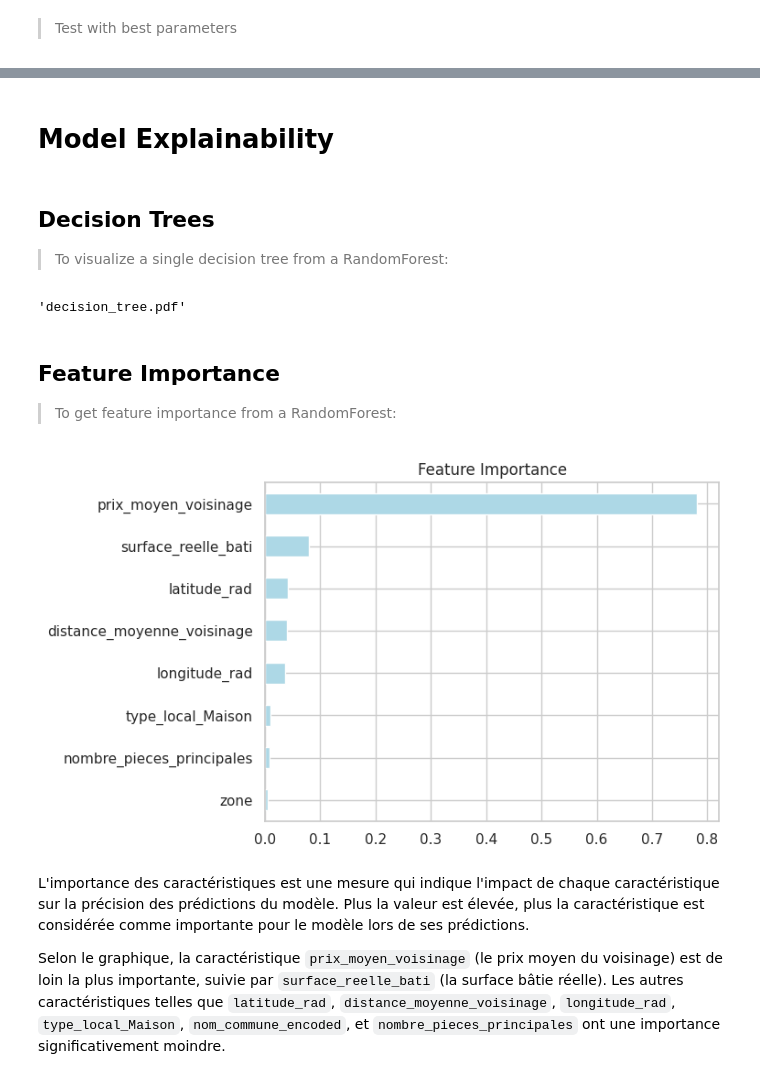
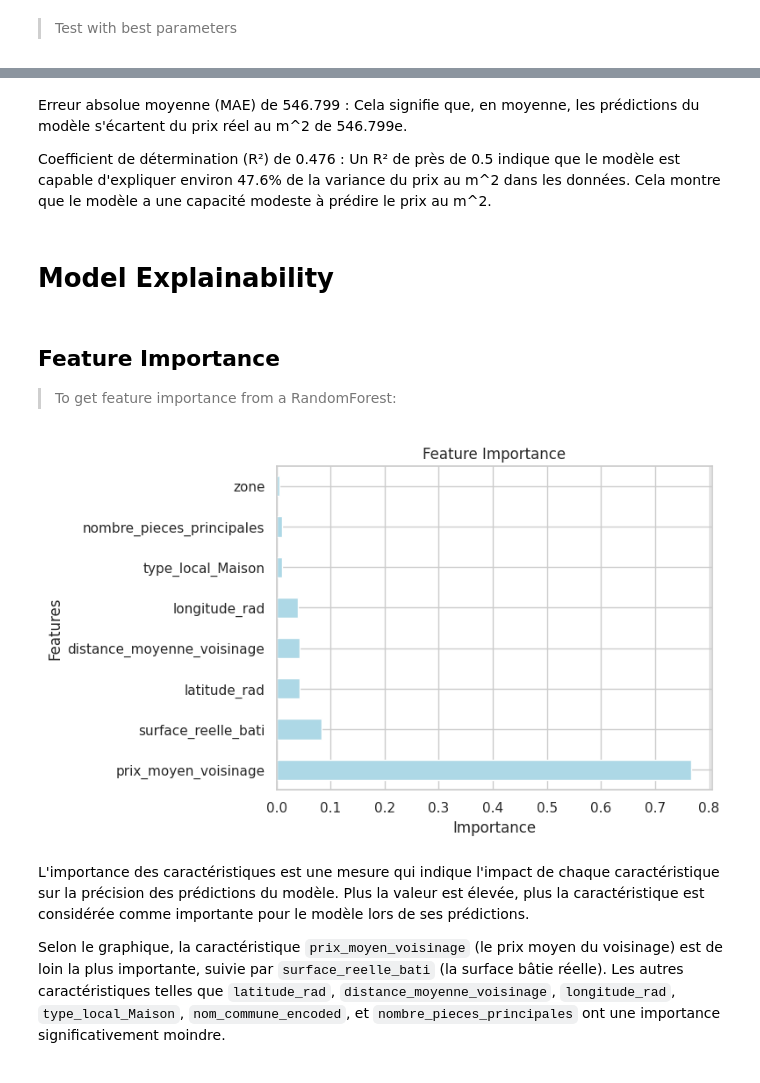
Before and after one commit to alpyt42/real_estate_ML, a Jupyter notebook: code.ipynb, the cells around one changed output, grey strips where cells are left out. Saved outputs shown, nothing was run; the diff lists cells and outputs as text; code cells hidden in the pictures.

```diff
--- a/code.ipynb
+++ b/code.ipynb
@@ -553,44 +566,40 @@ Optimized RandomForest CV MAPE: 28.70%
+# %% [markdown]
+Erreur absolue moyenne (MAE) de 546.799 : Cela signifie que, en moyenne, les prédictions du modèle s'écartent du prix réel au m^2 de 546.799e.
+
+Coefficient de détermination (R²) de 0.476 : Un R² de près de 0.5 indique que le modèle est capable d'expliquer environ 47.6% de la variance du prix au m^2 dans les données. Cela montre que le modèle a une capacité modeste à prédire le prix au m^2.
 # %% [markdown]
 # Model Explainability
-# %% [markdown]
-## Decision Trees
-> To visualize a single decision tree from a RandomForest:
-# %%
-from sklearn.tree import export_graphviz
-import graphviz
-
-# Fit RandomForestRegressor to the entire dataset
-rf_optimized.fit(X, y)
-
-# Extract the first tree from the random forest
-estimator = rf_optimized.estimators_[0]
-
-# Generate dot data for visualization
-dot_data = export_graphviz(
-    estimator, out_file=None, feature_names=X.columns,
-    filled=True, rounded=True, special_characters=True)
-
-# Visualize the decision tree
-graph = graphviz.Source(dot_data)
-graph.render("decision_tree")  # Saves the tree visualization as a PDF file
-# %% [output]
-'decision_tree.pdf'
 # %% [markdown]
 ## Feature Importance
 > To get feature importance from a RandomForest:
 # %%
 import pandas as pd
 import matplotlib.pyplot as plt
+from sklearn.ensemble import RandomForestRegressor
+from sklearn.model_selection import train_test_split
 
-# Calculate feature importances and sort
-importances = pd.Series(rf_optimized.feature_importances_, index=X.columns).sort_values()
+# Split the data into training and testing sets
+X_train, X_test, y_train, y_test = train_test_split(X, y, test_size=0.2, random_state=42)
+
+# Initialize the RandomForestRegressor with optimized hyperparameters
+rf_optimized = RandomForestRegressor(
+    n_estimators=200, min_samples_split=5, min_samples_leaf=2,
+    max_depth=10, bootstrap=True, random_state=5)
+
+# Train the model on the training data
+rf_optimized.fit(X_train, y_train)
+
+# Now that the model is fitted, you can access feature_importances_
+importances = pd.Series(rf_optimized.feature_importances_, index=X.columns).sort_values(ascending=False)
 
 # Plot sorted feature importances
 importances.plot(kind='barh', color='lightblue')
 plt.title("Feature Importance")
+plt.xlabel('Importance')
+plt.ylabel('Features')
 plt.show()
 # %% [output]
-[figure, old version]
+[figure, new version]
 # %% [markdown]
 L'importance des caractéristiques est une mesure qui indique l'impact de chaque caractéristique sur la précision des prédictions du modèle. Plus la valeur est élevée, plus la caractéristique est considérée comme importante pour le modèle lors de ses prédictions.
 
```
Also changed, not shown: parts of 17 cells of this notebook, 3 other files.
